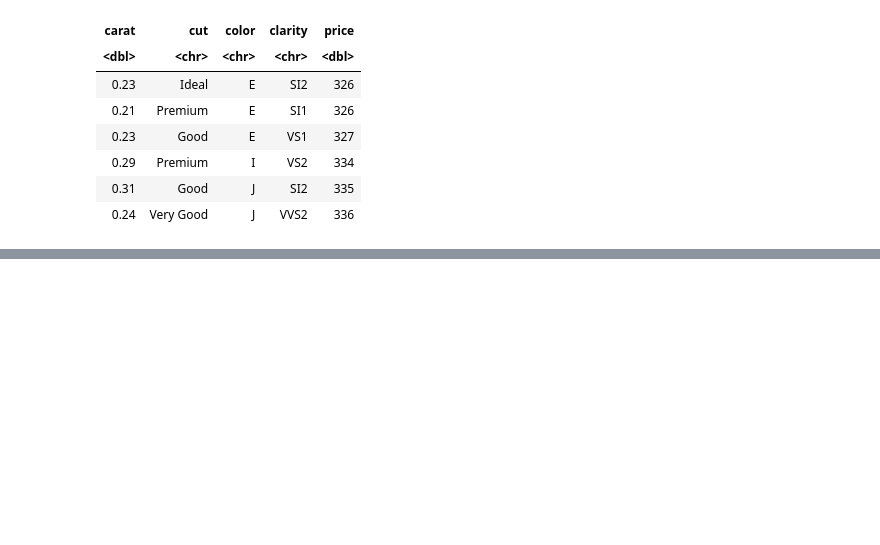
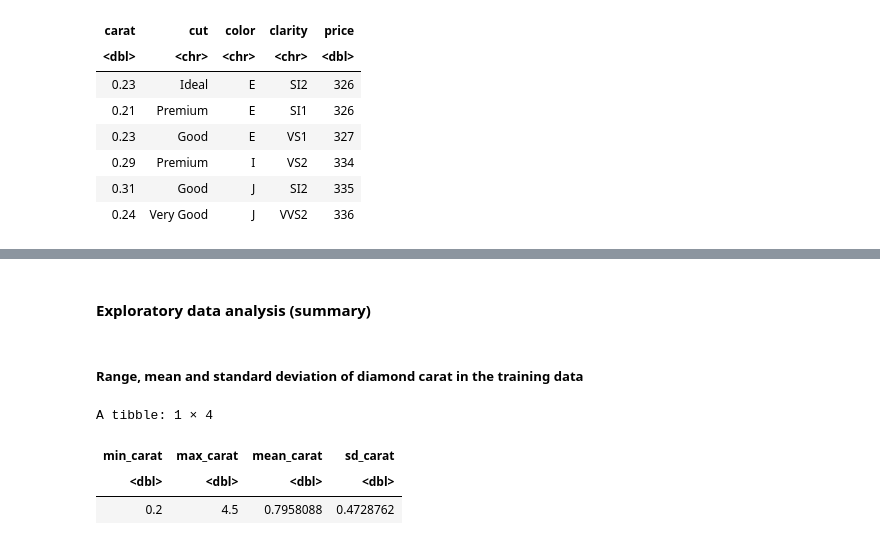
Before and after one commit to cpan0/dsci100-project, a Jupyter notebook: proposal.ipynb, the cells around one changed output, grey strips where cells are left out. Drawn from its saved outputs; the diff is of its cells as text; code cells hidden in the pictures; blank space fills up the shorter version.

```diff
--- a/proposal.ipynb
+++ b/proposal.ipynb
@@ -146,0 +74,16 @@ A tibble: 1 × 2
+# %% [markdown]
+#### Exploratory data analysis (summary)
+# %% [markdown]
+##### Range, mean and standard deviation of diamond carat in the training data
+# %%
+diamonds_carat_min_max <- diamonds_train %>%
+    summarize(min_carat = min(carat),
+             max_carat = max(carat),
+             mean_carat = mean(carat),
+             sd_carat = sd(carat))
+diamonds_carat_min_max
+# %% [output]
+A tibble: 1 × 4
+| min_carat | max_carat | mean_carat | sd_carat |
+| <dbl> | <dbl> | <dbl> | <dbl> |
+| 0.2 | 4.5 | 0.7958088 | 0.4728762 |
```
Also changed, not shown: parts of 23 cells of this notebook.
